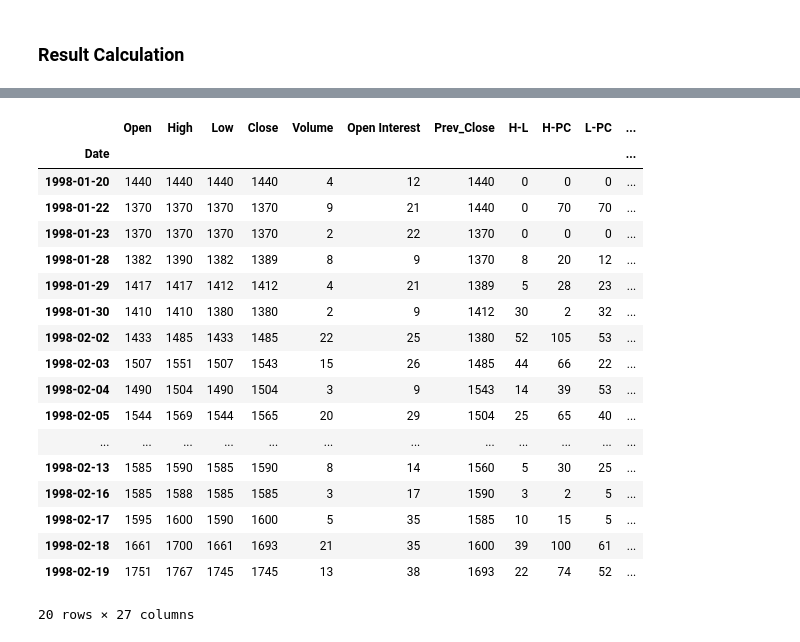
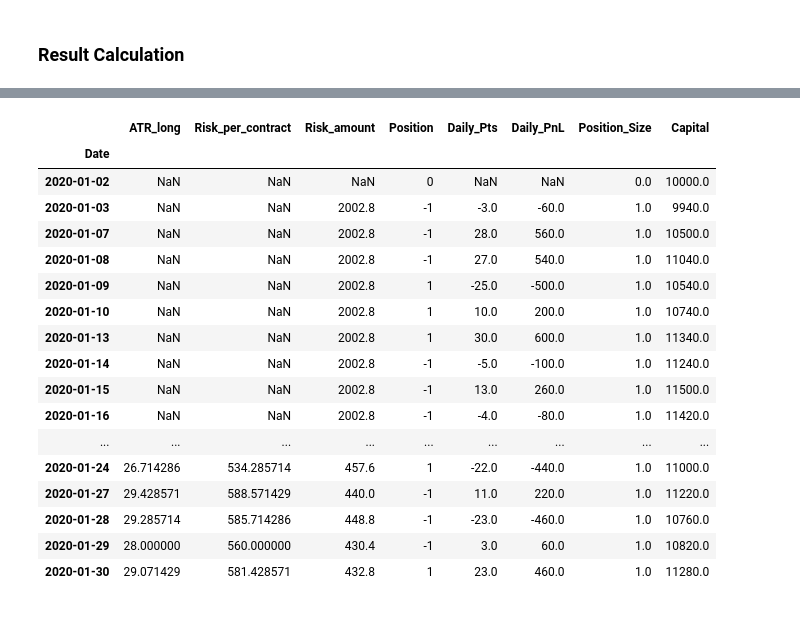
Before and after one commit to mgmytrasiewicz/trading-strategy-simulator, a Jupyter notebook: fw20.ipynb, the cells around one changed output, grey strips where cells are left out. Drawn from its saved outputs; the diff is of its cells as text; code cells hidden in the pictures.

Commit message:
Added position sizing

```diff
--- a/fw20.ipynb
+++ b/fw20.ipynb
@@ -98,5 +98,12 @@ dtypes: int64(6)
 memory usage: 379.1 KB
 # %% [markdown]
 ## Trading System
+# %%
+# Define date range
+start_date = '2020-01-01'
+end_date = '2024-12-31'
+
+# Filter the dataset
+df = df.loc[start_date:end_date].copy()
 # %%
 # Parameters
@@ -195,8 +247,3 @@ df['Cumulative_pts'] = df['Daily_pts'].cumsum()
-# %%
-
-# --- Calculate PnL ---
-df['Daily_PnL'] = df['Daily_pts'] * point_value  # Each point is worth 20 PLN
-df['Cumulative_PnL'] = df['Daily_PnL'].cumsum() + initial_capital
 # %%
 # --- Calculate Drawdown ---
 df['Cumulative_Max'] = df['Cumulative_PnL'].cummax()
@@ -210,23 +257,22 @@ Max Drawdown: -16720.0, Max Drawdown %: -0.24489795918367346
 # %%
-df.head(20)
+df[['ATR_long', 'Risk_per_contract', 'Risk_amount', 'Position', 'Daily_Pts', 'Daily_PnL', 'Position_Size', 'Capital']].head(20)
 # %% [output]
-|  | Open | High | Low | Close | Volume | Open Interest | Prev_Close | H-L | H-PC | L-PC | ... |
-| Date |  |  |  |  |  |  |  |  |  |  | ... |
-| 1998-01-20 | 1440 | 1440 | 1440 | 1440 | 4 | 12 | 1440 | 0 | 0 | 0 | ... |
-| 1998-01-22 | 1370 | 1370 | 1370 | 1370 | 9 | 21 | 1440 | 0 | 70 | 70 | ... |
-| 1998-01-23 | 1370 | 1370 | 1370 | 1370 | 2 | 22 | 1370 | 0 | 0 | 0 | ... |
-| 1998-01-28 | 1382 | 1390 | 1382 | 1389 | 8 | 9 | 1370 | 8 | 20 | 12 | ... |
-| 1998-01-29 | 1417 | 1417 | 1412 | 1412 | 4 | 21 | 1389 | 5 | 28 | 23 | ... |
-| 1998-01-30 | 1410 | 1410 | 1380 | 1380 | 2 | 9 | 1412 | 30 | 2 | 32 | ... |
-| 1998-02-02 | 1433 | 1485 | 1433 | 1485 | 22 | 25 | 1380 | 52 | 105 | 53 | ... |
-| 1998-02-03 | 1507 | 1551 | 1507 | 1543 | 15 | 26 | 1485 | 44 | 66 | 22 | ... |
-| 1998-02-04 | 1490 | 1504 | 1490 | 1504 | 3 | 9 | 1543 | 14 | 39 | 53 | ... |
-| 1998-02-05 | 1544 | 1569 | 1544 | 1565 | 20 | 29 | 1504 | 25 | 65 | 40 | ... |
-| ... | ... | ... | ... | ... | ... | ... | ... | ... | ... | ... | ... |
-| 1998-02-13 | 1585 | 1590 | 1585 | 1590 | 8 | 14 | 1560 | 5 | 30 | 25 | ... |
-| 1998-02-16 | 1585 | 1588 | 1585 | 1585 | 3 | 17 | 1590 | 3 | 2 | 5 | ... |
-| 1998-02-17 | 1595 | 1600 | 1590 | 1600 | 5 | 35 | 1585 | 10 | 15 | 5 | ... |
-| 1998-02-18 | 1661 | 1700 | 1661 | 1693 | 21 | 35 | 1600 | 39 | 100 | 61 | ... |
-| 1998-02-19 | 1751 | 1767 | 1745 | 1745 | 13 | 38 | 1693 | 22 | 74 | 52 | ... |
+|  | ATR_long | Risk_per_contract | Risk_amount | Position | Daily_Pts | Daily_PnL | Position_Size | Capital |
+| Date |  |  |  |  |  |  |  |  |
+| 2020-01-02 | NaN | NaN | NaN | 0 | NaN | NaN | 0.0 | 10000.0 |
+| 2020-01-03 | NaN | NaN | 2002.8 | -1 | -3.0 | -60.0 | 1.0 | 9940.0 |
+| 2020-01-07 | NaN | NaN | 2002.8 | -1 | 28.0 | 560.0 | 1.0 | 10500.0 |
+| 2020-01-08 | NaN | NaN | 2002.8 | -1 | 27.0 | 540.0 | 1.0 | 11040.0 |
+| 2020-01-09 | NaN | NaN | 2002.8 | 1 | -25.0 | -500.0 | 1.0 | 10540.0 |
+| 2020-01-10 | NaN | NaN | 2002.8 | 1 | 10.0 | 200.0 | 1.0 | 10740.0 |
+| 2020-01-13 | NaN | NaN | 2002.8 | 1 | 30.0 | 600.0 | 1.0 | 11340.0 |
+| 2020-01-14 | NaN | NaN | 2002.8 | -1 | -5.0 | -100.0 | 1.0 | 11240.0 |
+| 2020-01-15 | NaN | NaN | 2002.8 | -1 | 13.0 | 260.0 | 1.0 | 11500.0 |
+| 2020-01-16 | NaN | NaN | 2002.8 | -1 | -4.0 | -80.0 | 1.0 | 11420.0 |
+| ... | ... | ... | ... | ... | ... | ... | ... | ... |
+| 2020-01-24 | 26.714286 | 534.285714 | 457.6 | 1 | -22.0 | -440.0 | 1.0 | 11000.0 |
+| 2020-01-27 | 29.428571 | 588.571429 | 440.0 | -1 | 11.0 | 220.0 | 1.0 | 11220.0 |
+| 2020-01-28 | 29.285714 | 585.714286 | 448.8 | -1 | -23.0 | -460.0 | 1.0 | 10760.0 |
+| 2020-01-29 | 28.000000 | 560.000000 | 430.4 | -1 | 3.0 | 60.0 | 1.0 | 10820.0 |
+| 2020-01-30 | 29.071429 | 581.428571 | 432.8 | 1 | 23.0 | 460.0 | 1.0 | 11280.0 |
-20 rows × 27 columns
 # %%
```
Also changed, not shown: parts of 15 cells of this notebook.
